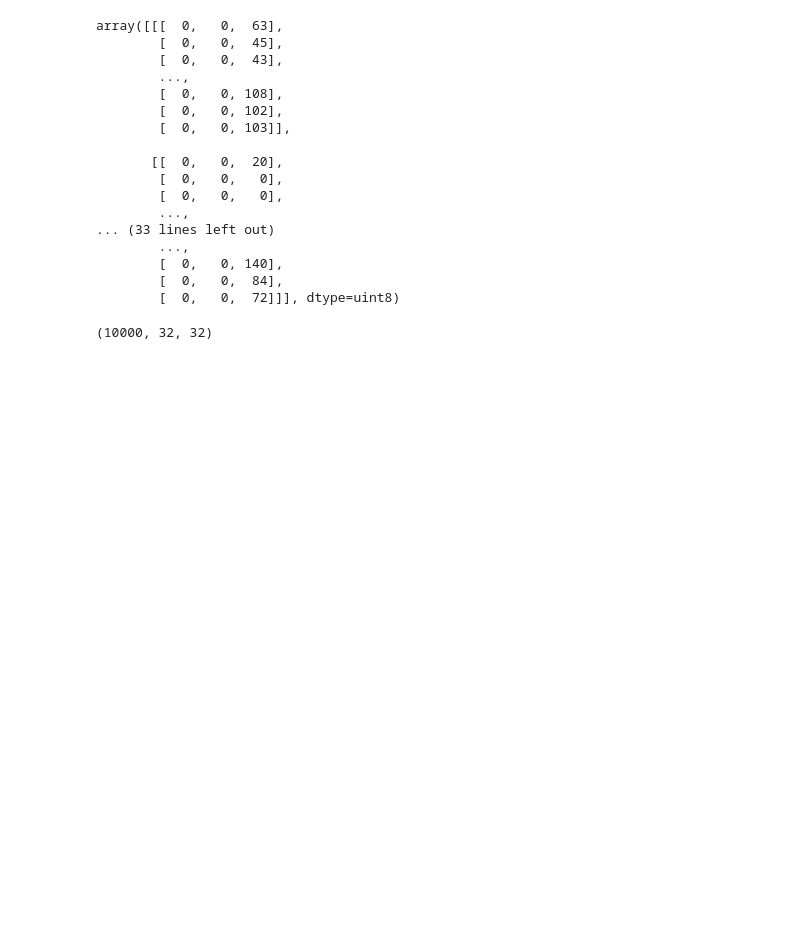
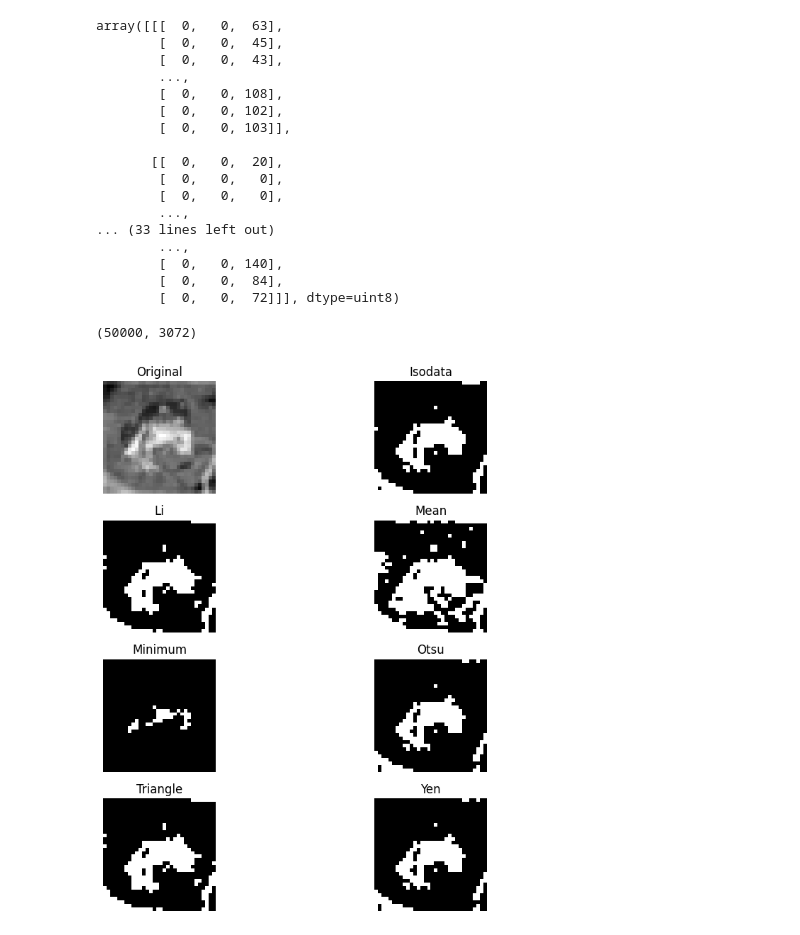
Before and after one commit to MrEwdew/DeepLearning25, a Jupyter notebook: week_1/CIFAR10-ShallowLearning.ipynb, the cells around one changed output. Cells and saved outputs as stored; diff of their text form; code cells hidden in the pictures; blank space fills up the shorter version.

```diff
--- a/week_1/CIFAR10-ShallowLearning.ipynb
+++ b/week_1/CIFAR10-ShallowLearning.ipynb
@@ -169,4 +134,0 @@ test = edgesfunc(X_test)
-# %%
-test.shape
-# %% [output]
-(10000, 32, 32)
@@ -180,0 +135,28 @@ from sklearn.metrics import f1_score
+# %%
+from sklearn.preprocessing import StandardScaler
+
+X_train_norm, X_test_norm = X_train/255, X_test/255
+X_train_norm_flat, X_test_norm_flat = X_train_norm.reshape(X_train_norm.shape[0], -1), X_test_norm.reshape(X_test_norm.shape[0], -1)
+
+X_train_norm_flat.shape
+#X_train_norm = StandardScaler().fit_transform(X_train)
+# %% [output]
+(50000, 3072)
+# %%
+import skimage as ski
+import matplotlib.pyplot as plt
+from skimage.color import rgb2gray
+from skimage import measure
+
+
+image = rgb2gray(X_train[0])
+thresh = ski.filters.threshold_mean(image)
+binary = image > thresh
+
+
+fig1, ax1 = ski.filters.try_all_threshold(image, figsize=(10, 8), verbose=False)
+
+
+plt.show()
+# %% [output]
+[figure, added]
```
Also changed, not shown: parts of 7 cells of this notebook.
